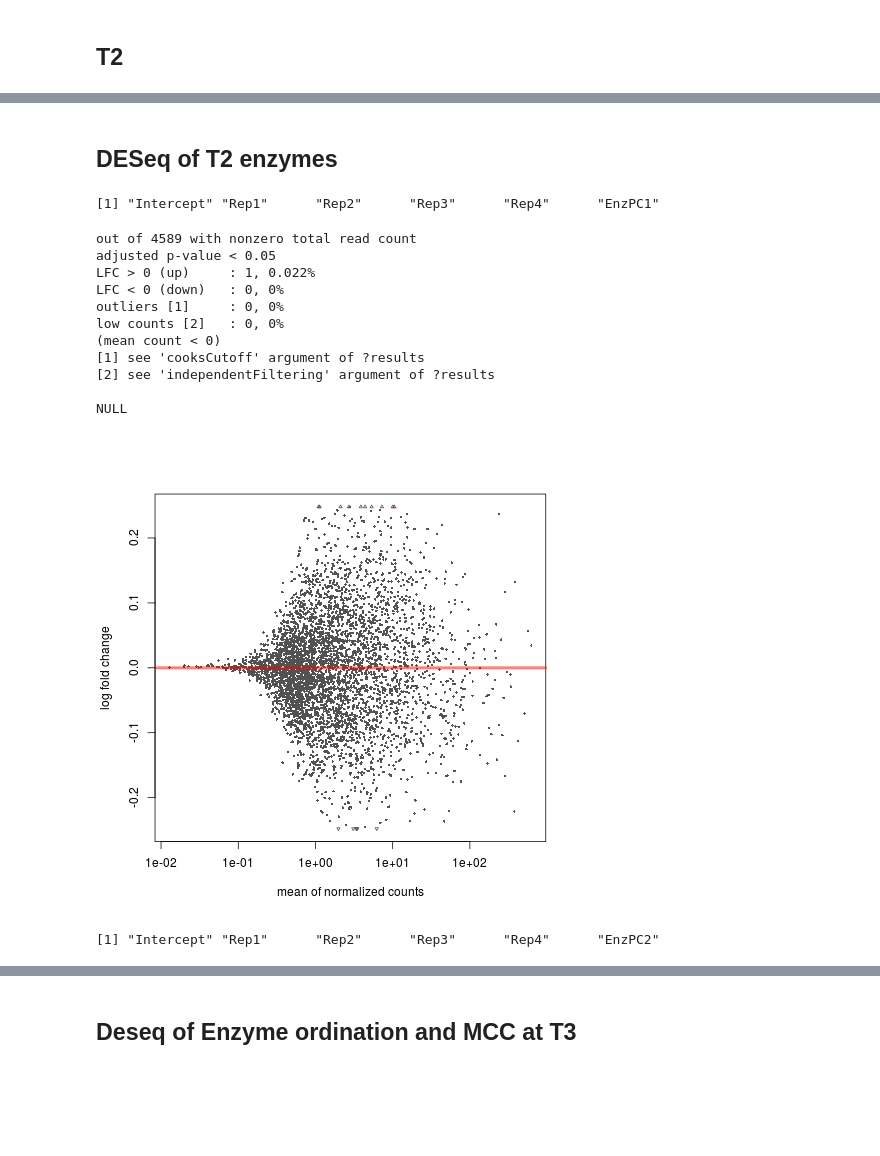
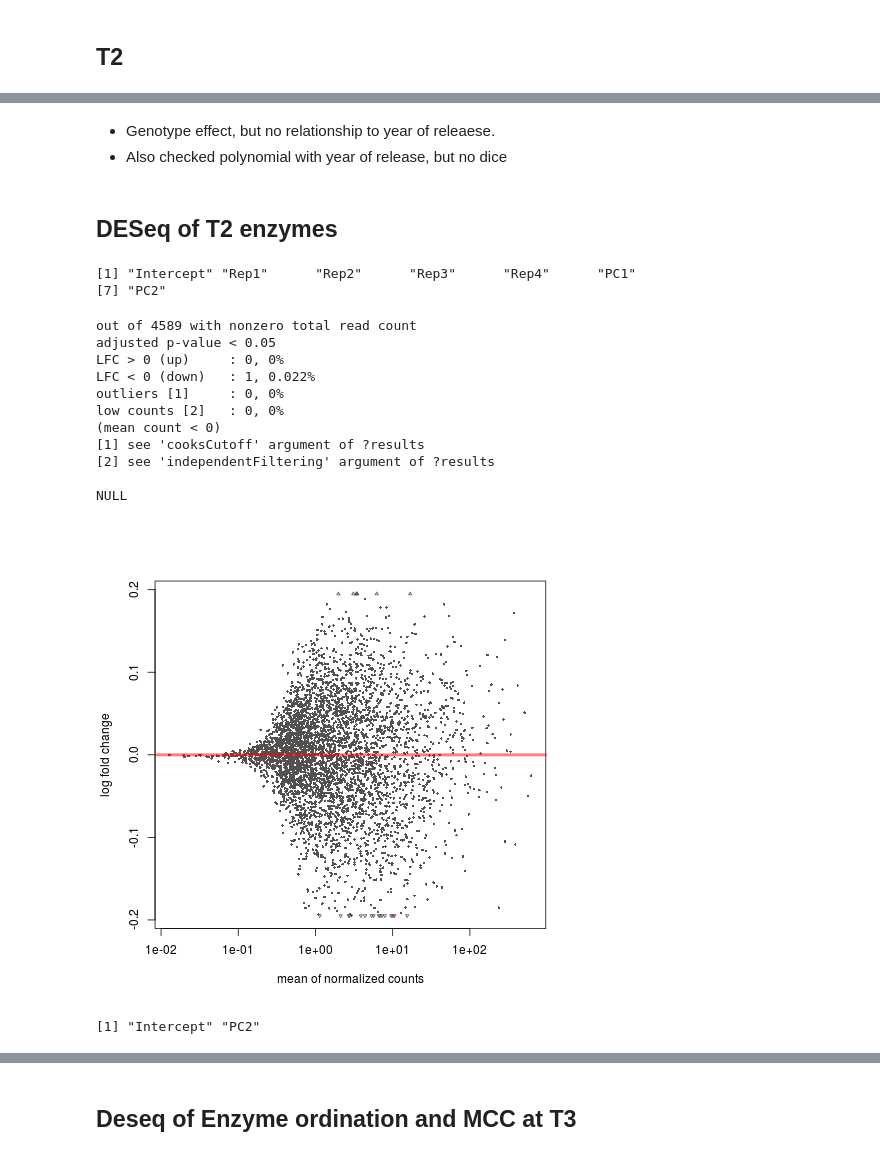
Before and after one commit to bdemmett/ERAhybrids, a Jupyter notebook: notebooks/EnzymeOrdination.ipynb, the cells around one changed output, grey strips where cells are left out. Saved outputs shown, nothing was run; the diff lists cells and outputs as text; code cells hidden in the pictures; blank space fills up the shorter version.

```diff
--- a/notebooks/EnzymeOrdination.ipynb
+++ b/notebooks/EnzymeOrdination.ipynb
@@ -168,4 +199,5 @@ colnames(PCscore)[2:4] = c("EnzPC1", "EnzPC2", "EnzPC3")
 %%R
 sd = left_join(sd, PCscore, by = "X.sampleID")
 rownames(sd) = sd$X.sampleID
-sample_data(physeq.plant) = sd
+physeq.plantenz = physeq.plant
+sample_data(physeq.plantenz) = sd
@@ -180,6 +296,6 @@ sample_data(physeq.plant)$R_Year.c = sample_data(physeq.plant)$R_Year - 1935
 # %%
 %%R
-t.df = tax_table(physeq.plant) %>% as.data.frame()
+t.df = tax_table(physeq.plantenz) %>% as.data.frame()
 t.df = t.df %>% mutate(OTU = row.names(t.df))
 # %%
 %%R
@@ -284,7 +400,9 @@ write.csv(sigtab, file = '/home/bryan/ERA/data/MiSeq/20170417_run1/DESeq2/l2f_En
 ## T1
 # %%
 %%R
-physeq.plant.t1 = subset_samples(physeq.plant, TimePoint == "T1")
+physeq.plant.t1 = subset_samples(physeq.plant, TimePoint == "T1" & !X.sampleID %in%
+                                 c("ERA-T1_3-5c_0","ERA-T1_4-5b_85")) # removing two multivariate outliers,
+                                                                    #run with samples to visualize
 physeq.plant.t1
 # %% [output]
 phyloseq-class experiment-level object
@@ -495,3 +710,6 @@ p
+# %% [markdown]
+* Genotype effect, but no relationship to year of releaese.
+* Also checked polynomial with year of release, but no  dice
 # %% [markdown]
 ## DESeq of T2 enzymes
 # %%
@@ -507,41 +725,42 @@ t.df = t.df %>% mutate(OTU = row.names(t.df))
 # %%
 %%R
 
-dds = phyloseq_to_deseq2(physeq.plant.t2, ~Rep + EnzPC1)
+dds = phyloseq_to_deseq2(physeq.plant.t2, ~Rep + PC1 + PC2)
 d_dds = DESeq(dds, parallel = TRUE)
 resultsNames(d_dds) %>% print
 # %% [output]
-[1] "Intercept" "Rep1"      "Rep2"      "Rep3"      "Rep4"      "EnzPC1"
+[1] "Intercept" "Rep1"      "Rep2"      "Rep3"      "Rep4"      "PC1"
+[7] "PC2"
 # %%
 %%R
-EnzRes = results(d_dds, name="EnzPC1", alpha = 0.05,
+EnzRes = results(d_dds, name="PC1", alpha = 0.05,
                 independentFiltering = TRUE, parallel = TRUE)
 summary(EnzRes) %>% print
 plotMA(EnzRes)
 
 EnzRes$OTU = rownames(EnzRes)
 df_pc1 = EnzRes %>% as.data.frame()
 df_pc1 = left_join(df_pc1, t.df, by = "OTU")
 # %% [output]
 out of 4589 with nonzero total read count
 adjusted p-value < 0.05
-LFC > 0 (up)     : 1, 0.022%
-LFC < 0 (down)   : 0, 0%
+LFC > 0 (up)     : 0, 0%
+LFC < 0 (down)   : 1, 0.022%
 outliers [1]     : 0, 0%
 low counts [2]   : 0, 0%
 (mean count < 0)
 [1] see 'cooksCutoff' argument of ?results
 [2] see 'independentFiltering' argument of ?results
 
 NULL
-[figure, old version]
+[figure, new version]
 # %%
-%%R
+#%%R
 
-dds = phyloseq_to_deseq2(physeq.plant.t2, ~Rep + EnzPC2)
-d_dds = DESeq(dds, parallel = TRUE)
-resultsNames(d_dds) %>% print
+# dds = phyloseq_to_deseq2(physeq.plant.t2, ~PC2)
+# d_dds = DESeq(dds, parallel = TRUE)
+# resultsNames(d_dds) %>% print
 # %% [output]
-[1] "Intercept" "Rep1"      "Rep2"      "Rep3"      "Rep4"      "EnzPC2"
+[1] "Intercept" "PC2"
 # %%
 %%R
```
Also changed, not shown: parts of 101 cells of this notebook.
